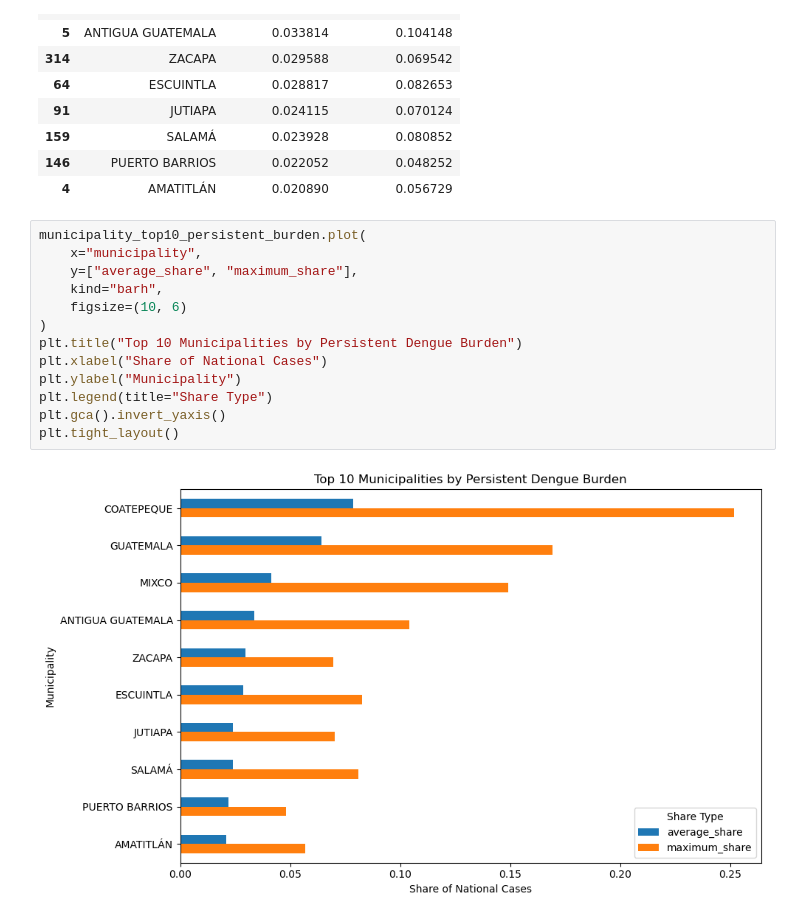
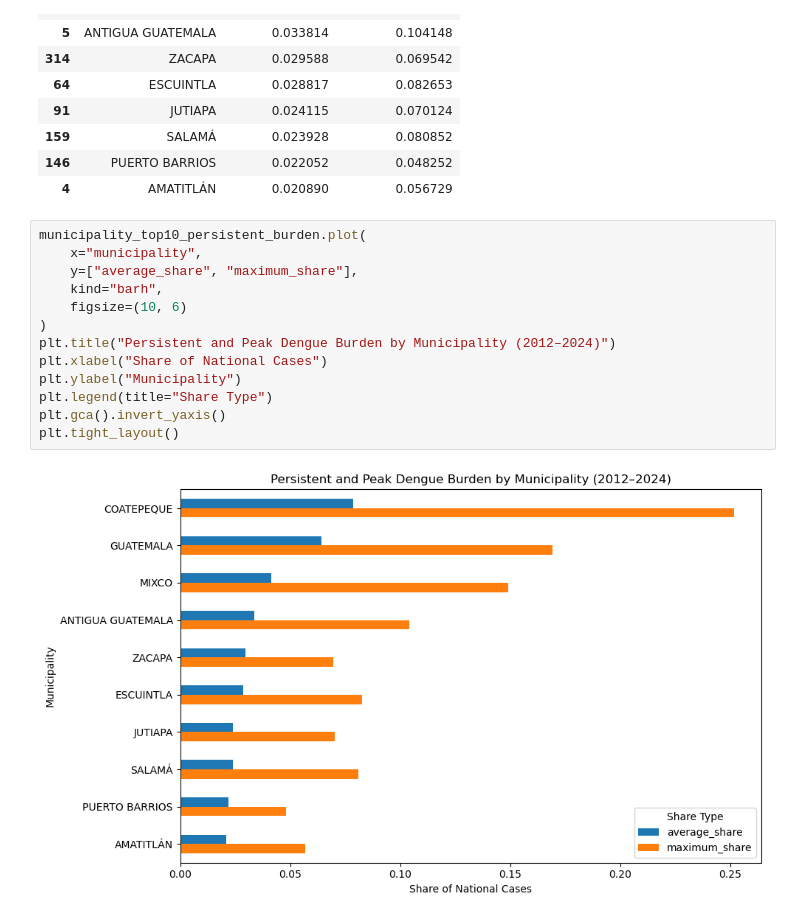
Before and after one commit to medranow/data-analyst-portfolio, a Jupyter notebook: 1_sql_salud_enfermedad/notebook/00_mspas_pndas.practice.ipynb, the cells around one changed output. Saved outputs shown, nothing was run; the diff lists cells and outputs as text.

```diff
--- a/1_sql_salud_enfermedad/notebook/00_mspas_pndas.practice.ipynb
+++ b/1_sql_salud_enfermedad/notebook/00_mspas_pndas.practice.ipynb
@@ -354,15 +354,15 @@ municipality_top10_persistent_burden
 # %%
 municipality_top10_persistent_burden.plot(
     x="municipality",
     y=["average_share", "maximum_share"],
     kind="barh",
     figsize=(10, 6)
 )
-plt.title("Top 10 Municipalities by Persistent Dengue Burden")
+plt.title("Persistent and Peak Dengue Burden by Municipality (2012–2024)")
 plt.xlabel("Share of National Cases")
 plt.ylabel("Municipality")
 plt.legend(title="Share Type")
 plt.gca().invert_yaxis()
 plt.tight_layout()
 # %% [output]
-[figure, old version]
+[figure, new version]
```
Also changed, not shown: parts of 1 cell of this notebook, 1 other file.
